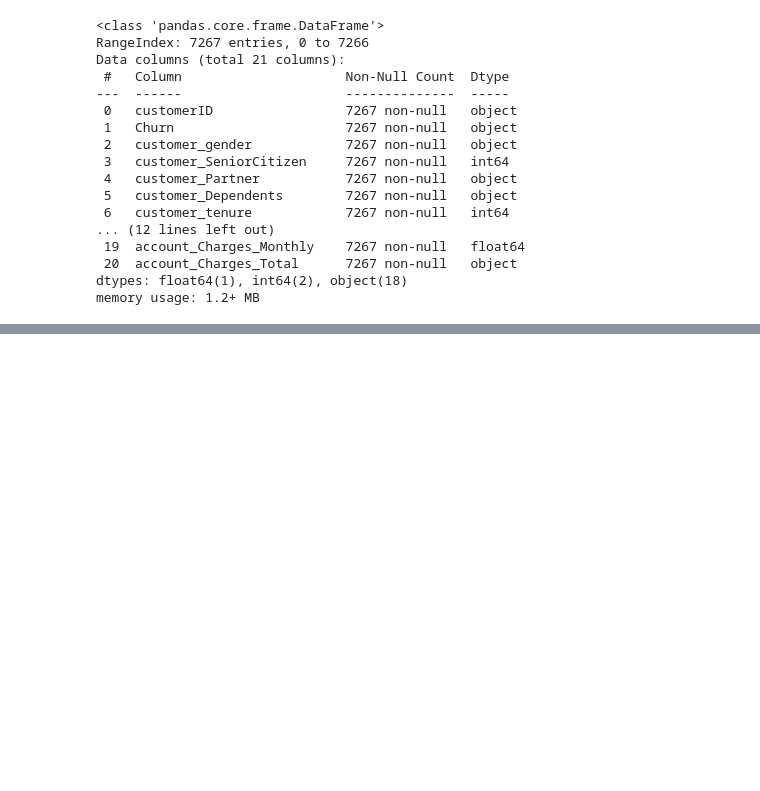
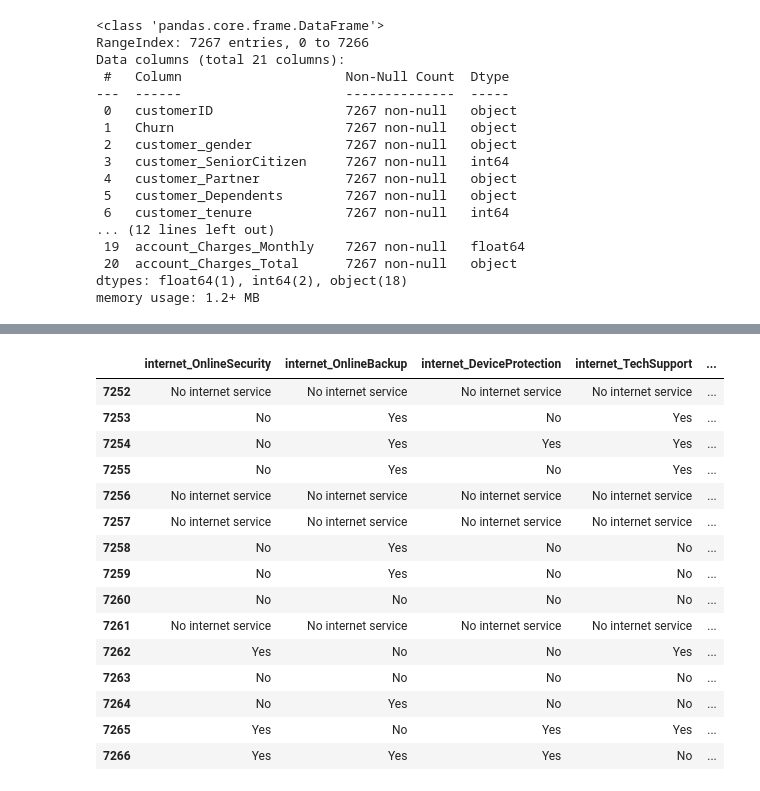
Before and after one commit to CatalinaOrtegha/2ndChallenge_TelecomX, a Jupyter notebook: 2ndChallenge_TelecomX.ipynb, the cells around one changed output, grey strips where cells are left out. Saved outputs shown, nothing was run; the diff lists cells and outputs as text; code cells hidden in the pictures; blank space fills up the shorter version.

```diff
--- a/2ndChallenge_TelecomX.ipynb
+++ b/2ndChallenge_TelecomX.ipynb
@@ -63,0 +130,19 @@ memory usage: 1.2+ MB
+# %%
+df[columnas[10:]].tail(15)
+# %% [output]
+|  | internet_OnlineSecurity | internet_OnlineBackup | internet_DeviceProtection | internet_TechSupport | ... |
+| 7252 | No internet service | No internet service | No internet service | No internet service | ... |
+| 7253 | No | Yes | No | Yes | ... |
+| 7254 | No | Yes | Yes | Yes | ... |
+| 7255 | No | Yes | No | Yes | ... |
+| 7256 | No internet service | No internet service | No internet service | No internet service | ... |
+| 7257 | No internet service | No internet service | No internet service | No internet service | ... |
+| 7258 | No | Yes | No | No | ... |
+| 7259 | No | Yes | No | No | ... |
+| 7260 | No | No | No | No | ... |
+| 7261 | No internet service | No internet service | No internet service | No internet service | ... |
+| 7262 | Yes | No | No | Yes | ... |
+| 7263 | No | No | No | No | ... |
+| 7264 | No | Yes | No | No | ... |
+| 7265 | Yes | No | Yes | Yes | ... |
+| 7266 | Yes | Yes | Yes | No | ... |
```
Also changed, not shown: parts of 33 cells of this notebook.
